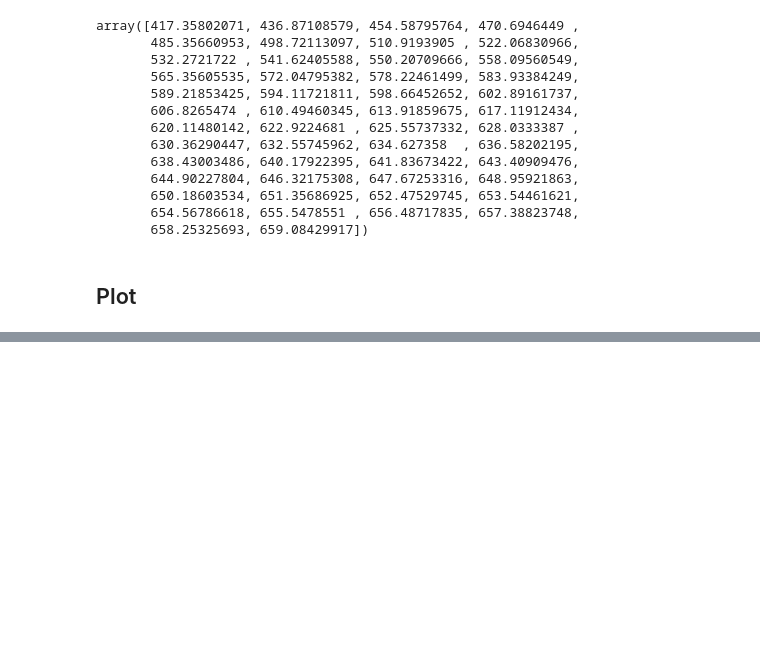
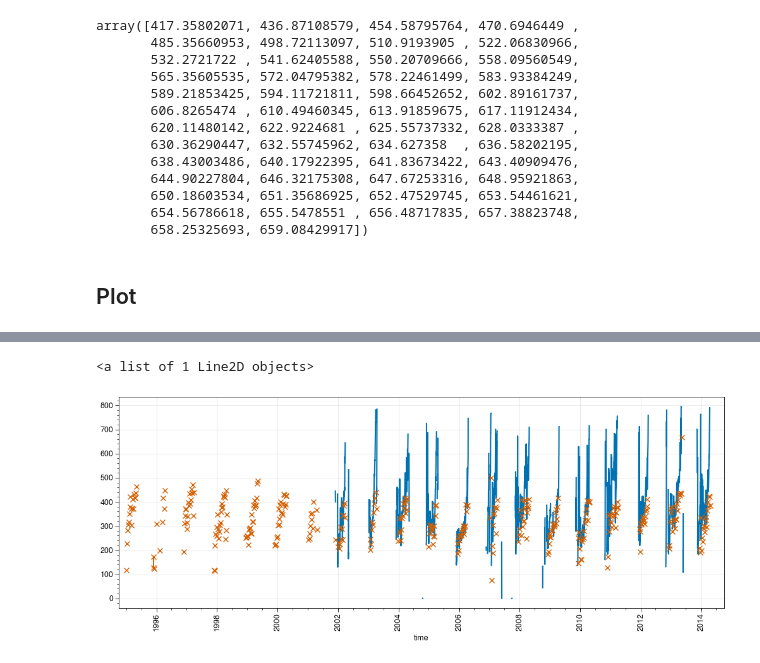
Before and after one commit to mickaellalande/SnowC2, a Jupyter notebook: CLASSIC/in_situ/rho_max.ipynb, the cells around one changed output, grey strips where cells are left out. Drawn from its saved outputs; the diff is of its cells as text; code cells hidden in the pictures; blank space fills up the shorter version.

```diff
--- a/CLASSIC/in_situ/rho_max.ipynb
+++ b/CLASSIC/in_situ/rho_max.ipynb
@@ -23,3 +19,15 @@ import matplotlib.pyplot as plt
+# %%
+# Env: sc2_v0
+import xarray as xr
+import pandas as pd
+import numpy as np
+import matplotlib.pyplot as plt
+import proplot as pplt # New plot library (https://proplot.readthedocs.io/en/latest/)
+pplt.rc['savefig.dpi'] = 300 # 1200 is too big! #https://proplot.readthedocs.io/en/latest/basics.html#Creating-figures
+from scipy import stats
+import xskillscore as xs
+import calendar
+import os
 # %% [markdown]
 ## Define parameterizations
 # %%
@@ -131,0 +307,10 @@ fig.save('img/rho_max_vs_sd.jpg')
+# %%
+path_obs = '/home/lalandmi/Dropbox/data/ESM-SnowMIP_all'
+site = 'cdp'
+site_longname = 'Col de Porte, France'
+y_start = 2002
+y_end = 2014
+
+ds_h_obs = xr.open_dataset(path_obs+'/obs_insitu_'+site+'_1994_'+str(y_end)+'.nc').load()
+ds_d_obs = ds_h_obs.resample(time='D').mean().load()
+ds_h_obs
@@ -131,0 +419,8 @@ fig.save('img/rho_max_vs_sd.jpg')
+# %%
+%matplotlib widget
+pplt.subplots(figsize=(10, 4))
+(ds_d_obs.snw_auto/ds_d_obs.snd_auto).where(ds_d_obs.snw_auto/ds_d_obs.snd_auto < 800).plot()
+(ds_d_obs.snw_man/ds_d_obs.snd_man).plot(marker='x')
+# %% [output]
+<a list of 1 Line2D objects>
+[figure, added]
```
Also changed, not shown: parts of 57 cells of this notebook, 5 other files.
